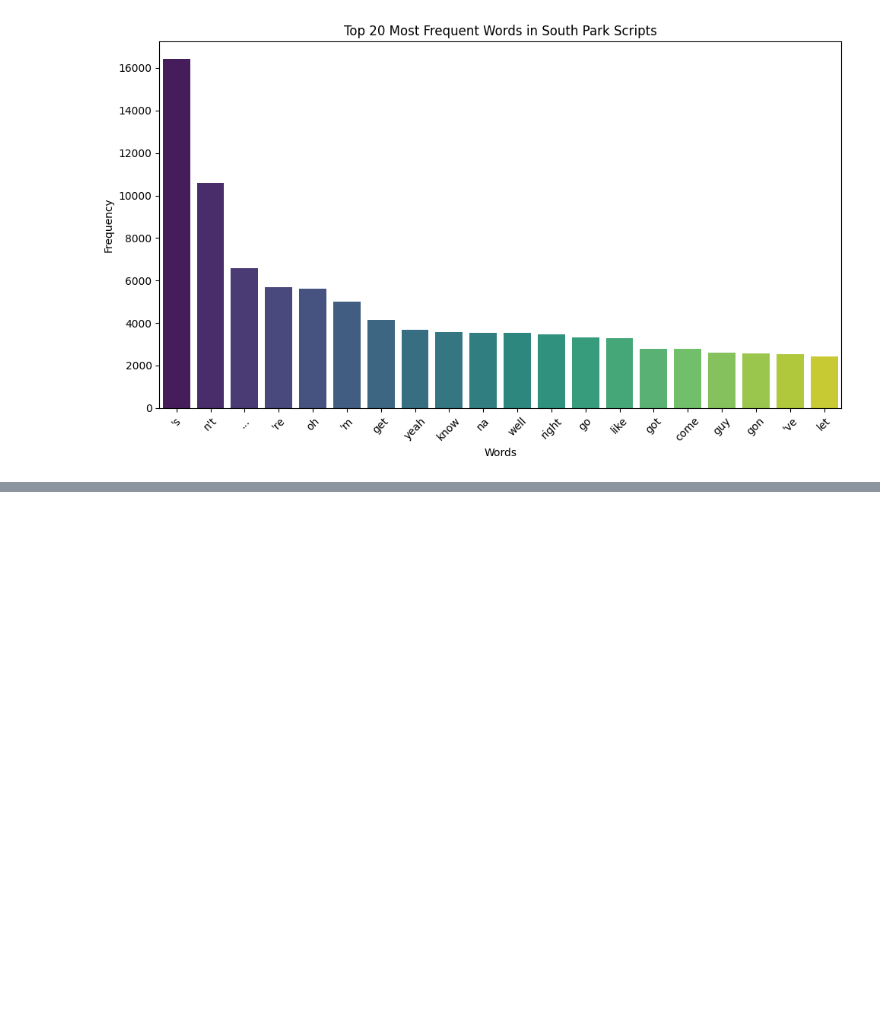
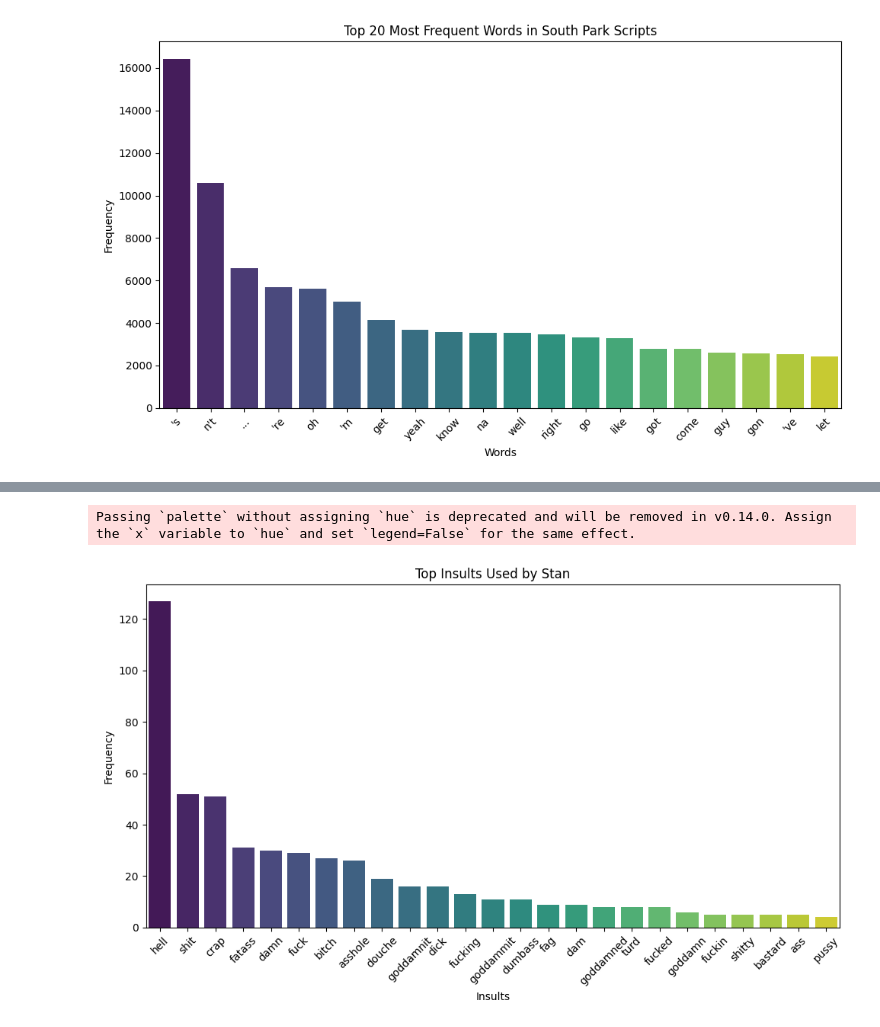
Before and after one commit to sbolanowski/south_park_slur, a Jupyter notebook: slur-o-meter.ipynb, the cells around one changed output, grey strips where cells are left out. Drawn from its saved outputs; the diff is of its cells as text; code cells hidden in the pictures; blank space fills up the shorter version.

```diff
--- a/slur-o-meter.ipynb
+++ b/slur-o-meter.ipynb
@@ -248,0 +237,4 @@ Passing `palette` without assigning `hue` is deprecated and will be removed in v
+# %%
+# Filter Stan's dialogues
+stan_lines = df[df['Character'] == 'Stan']
+stan_lines.sample(10)
@@ -248,0 +253,12 @@ Passing `palette` without assigning `hue` is deprecated and will be removed in v
+# %%
+insults_list = slurs_df['insult'].str.lower().tolist()
+
+# Count insults in a given list of tokens
+def count_insults(tokens, insults_list):
+    return [word for word in tokens if word in insults_list]
+
+# Count insults for each of Stan's lines
+stan_lines.loc[:, 'Insults'] = stan_lines['tokens'].apply(lambda x: count_insults(x, insults_list))
+
+# Display
+stan_lines[['Character', 'Line', 'Insults']].sample(20)
@@ -248,0 +283,23 @@ Passing `palette` without assigning `hue` is deprecated and will be removed in v
+# %%
+# Flatten list of insults from Stan's lines
+all_insults = [insult for sublist in stan_lines['Insults'] for insult in sublist]
+
+insult_freq = Counter(all_insults)
+
+top_insults = insult_freq.most_common(25)
+
+insults, counts = zip(*top_insults)
+
+plt.figure(figsize=(10, 6))
+sns.barplot(x=list(insults), y=list(counts), palette='viridis')
+
+plt.title("Top Insults Used by Stan")
+plt.xlabel('Insults')
+plt.ylabel('Frequency')
+plt.xticks(rotation=45)
+
+plt.tight_layout()
+plt.show()
+# %% [output]
+Passing `palette` without assigning `hue` is deprecated and will be removed in v0.14.0. Assign the `x` variable to `hue` and set `legend=False` for the same effect.
+[figure, added]
```
Also changed, not shown: parts of 11 cells of this notebook, 1 other file.
